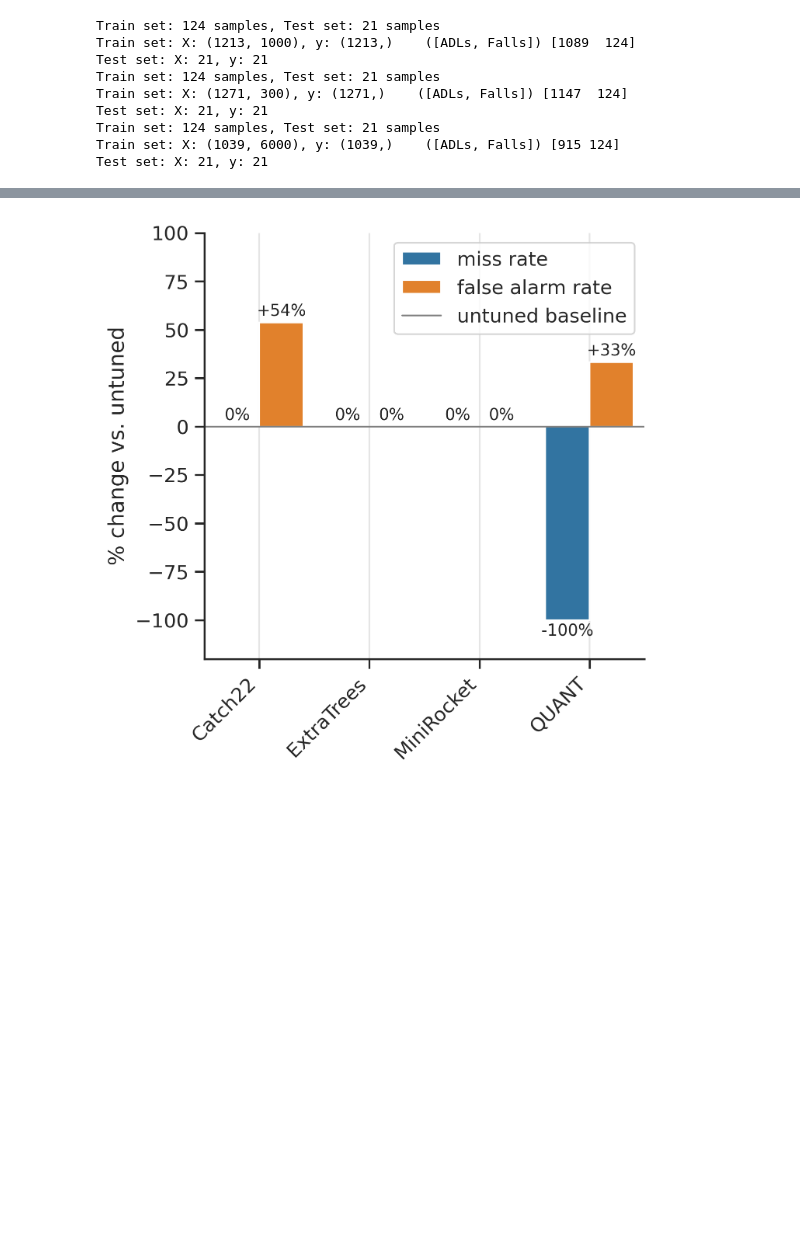
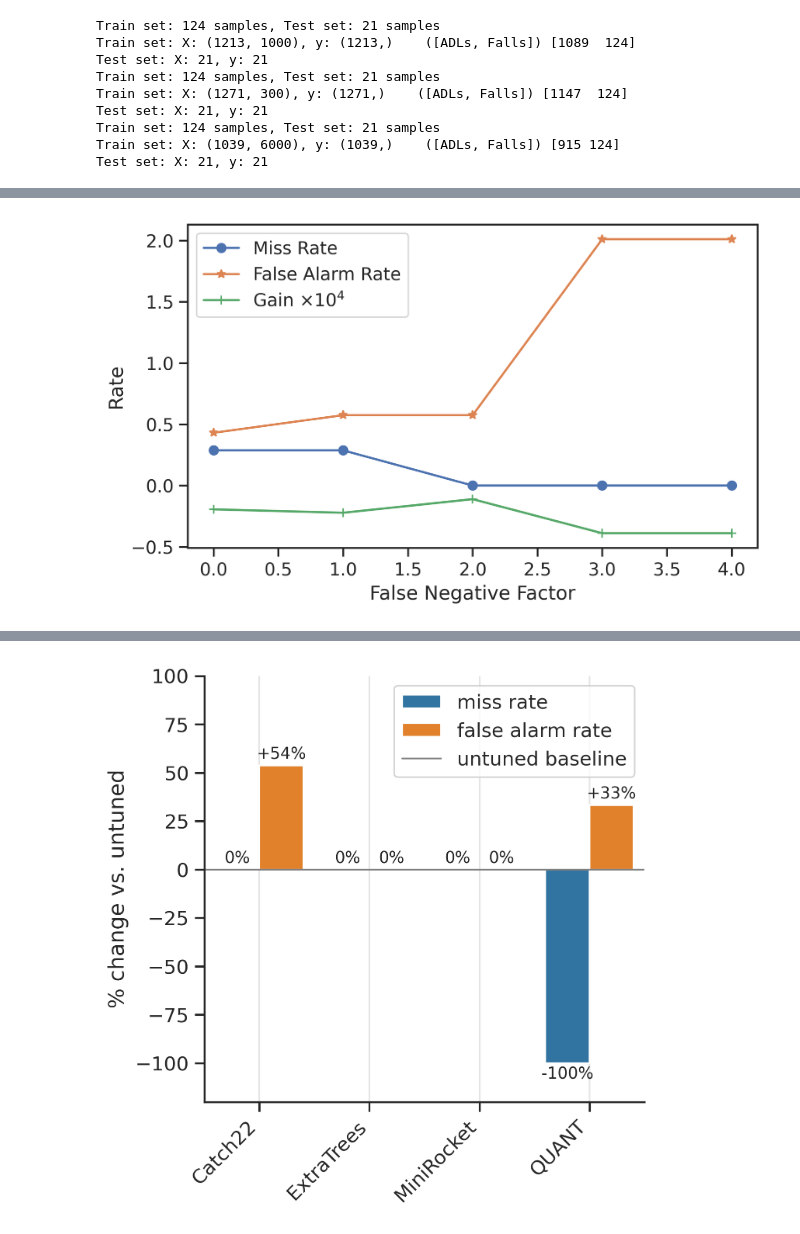
Before and after one commit to mlgig/fallstream, a Jupyter notebook: evaluation.ipynb, the cells around one changed output, grey strips where cells are left out. Cells and saved outputs as stored; diff of their text form; code cells hidden in the pictures; blank space fills up the shorter version.

```diff
--- a/evaluation.ipynb
+++ b/evaluation.ipynb
@@ -383,3 +442,21 @@ thresh_df.to_csv(RES_DIR / "quant_thresh_metrics.csv", index=False)
+# %%
+# Plot miss rate vs fn_factor and tp_factor
+plt.figure(figsize=(7, 4), dpi=400)
+x = quant_thresh_df['fn_factor']
+plt.plot(x, quant_thresh_df['miss rate'],
+		 label='Miss Rate', marker='o')
+plt.plot(x, quant_thresh_df['false alarm rate'],
+		 label='False Alarm Rate', marker='*')
+plt.plot(x, quant_thresh_df['gain']*10000,
+		 label=r'Gain $\times 10^4$', marker='+')
+plt.xlabel("False Negative Factor")
+plt.ylabel("Rate")
+# plt.title("Miss Rate vs False Negative Factor")
+plt.legend()
+# plt.savefig(FIG_DIR / "miss_rate_vs_fn_factor.pdf", bbox_inches='tight')
+plt.show()
+# %% [output]
+[figure, added]
 # %%
 from scripts.model_runner import run_models
 
```
Also changed, not shown: parts of 12 cells of this notebook, 9 other files.
